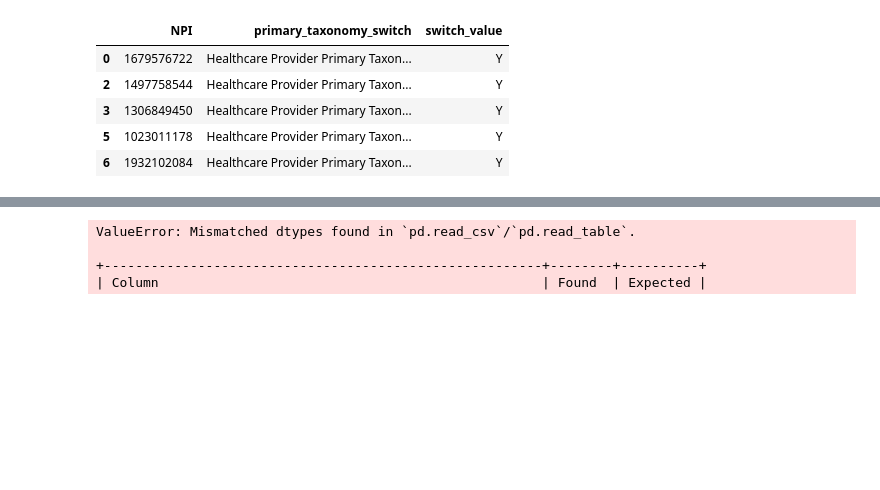
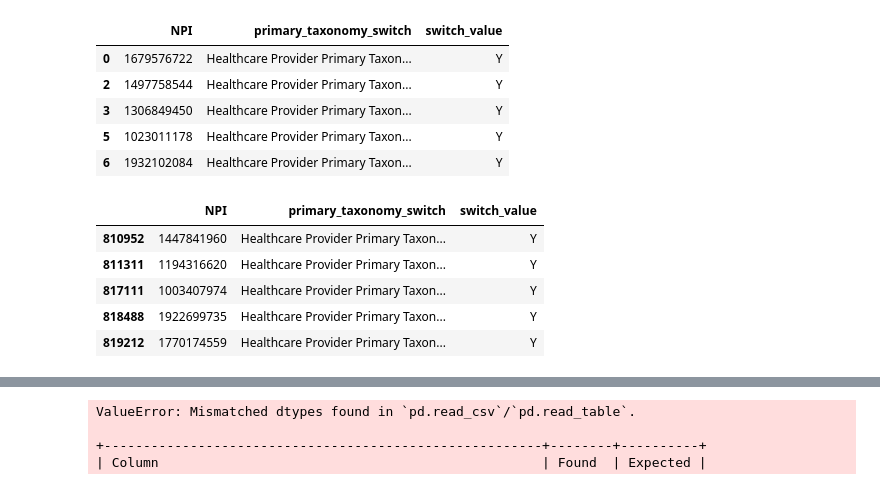
Before and after one commit to maevadevs/Hcbb-Hop-Team, a Jupyter notebook: notebooks/cleaning_hops_data.ipynb, the cells around one changed output, grey strips where cells are left out. Cells and saved outputs as stored; diff of their text form; code cells hidden in the pictures; blank space fills up the shorter version.

```diff
--- a/notebooks/cleaning_hops_data.ipynb
+++ b/notebooks/cleaning_hops_data.ipynb
@@ -191,3 +259,12 @@ dfmelt_switch.head()
+# %%
+dfmelt_switch_final.tail()
+# %% [output]
+|  | NPI | primary_taxonomy_switch | switch_value |
+| 810952 | 1447841960 | Healthcare Provider Primary Taxon... | Y |
+| 811311 | 1194316620 | Healthcare Provider Primary Taxon... | Y |
+| 817111 | 1003407974 | Healthcare Provider Primary Taxon... | Y |
+| 818488 | 1922699735 | Healthcare Provider Primary Taxon... | Y |
+| 819212 | 1770174559 | Healthcare Provider Primary Taxon... | Y |
 # %%
 npi_tax_code =npidata_raw[[
     'NPI','Healthcare Provider Taxonomy Code_1','Healthcare Provider Taxonomy Code_2',
```
Also changed, not shown: parts of 34 cells of this notebook.
